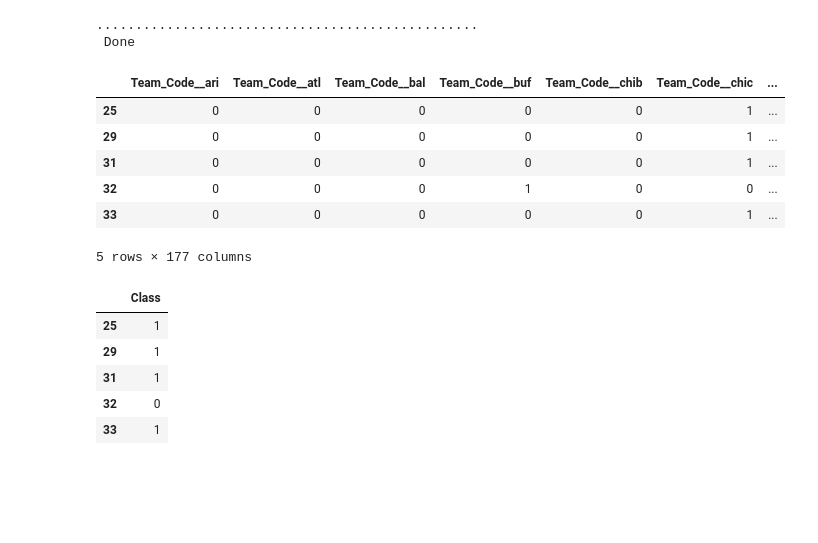
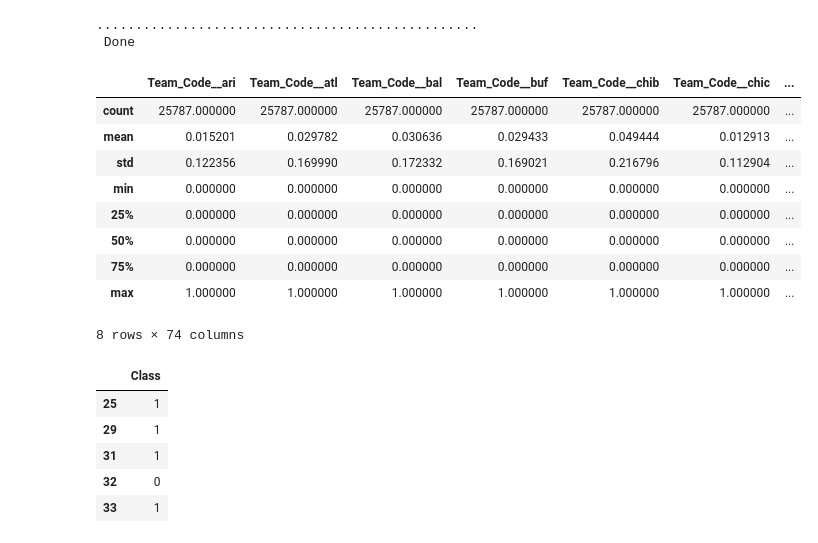
Before and after one commit to Eric-w-H/ORIE4741_Project, a Jupyter notebook: models/last-n-games-scores-only.ipynb, the cells around one changed output. Drawn from its saved outputs; the diff is of its cells as text; code cells hidden in the pictures; blank space fills up the shorter version.

```diff
--- a/models/last-n-games-scores-only.ipynb
+++ b/models/last-n-games-scores-only.ipynb
@@ -46,16 +46,14 @@ memory usage: 4.0+ MB
 # %%
 x_cols = [
     'Team Code',
-    'Opponent Code',
+    'Opponent Code'
+]
+lookup_x_cols = [
     'Team Score',
     'Opponent Score'
 ]
 y_cols = [
     'Class'
-]
-lookup_x_cols = [
-    'Team Score',
-    'Opponent Score'
 ]
 
 played_matches = cleaned_matches.dropna(
@@ -90,18 +88,21 @@ last_n_matches, new_columns = form_last_n_games(
  Done
 # %%
 X = pd.concat([pd.get_dummies(last_n_matches[xcol], prefix='_'.join(
-    xcol.split())+'_') for xcol in x_cols] + [last_n_matches[new_columns]], axis=1)
+    xcol.split())+'_') for xcol in x_cols] + [last_n_matches[lookup_x_cols + new_columns]], axis=1)
 y = last_n_matches[y_cols]
 # %%
-X.head()
+X.describe()
 # %% [output]
 |  | Team_Code__ari | Team_Code__atl | Team_Code__bal | Team_Code__buf | Team_Code__chib | Team_Code__chic | ... |
-| 25 | 0 | 0 | 0 | 0 | 0 | 1 | ... |
-| 29 | 0 | 0 | 0 | 0 | 0 | 1 | ... |
-| 31 | 0 | 0 | 0 | 0 | 0 | 1 | ... |
-| 32 | 0 | 0 | 0 | 1 | 0 | 0 | ... |
-| 33 | 0 | 0 | 0 | 0 | 0 | 1 | ... |
+| count | 25787.000000 | 25787.000000 | 25787.000000 | 25787.000000 | 25787.000000 | 25787.000000 | ... |
+| mean | 0.015201 | 0.029782 | 0.030636 | 0.029433 | 0.049444 | 0.012913 | ... |
+| std | 0.122356 | 0.169990 | 0.172332 | 0.169021 | 0.216796 | 0.112904 | ... |
+| min | 0.000000 | 0.000000 | 0.000000 | 0.000000 | 0.000000 | 0.000000 | ... |
+| 25% | 0.000000 | 0.000000 | 0.000000 | 0.000000 | 0.000000 | 0.000000 | ... |
+| 50% | 0.000000 | 0.000000 | 0.000000 | 0.000000 | 0.000000 | 0.000000 | ... |
+| 75% | 0.000000 | 0.000000 | 0.000000 | 0.000000 | 0.000000 | 0.000000 | ... |
+| max | 1.000000 | 1.000000 | 1.000000 | 1.000000 | 1.000000 | 1.000000 | ... |
-5 rows × 177 columns
+8 rows × 74 columns
 # %%
 y.head()
 # %% [output]
```
Also changed, not shown: parts of 14 cells of this notebook.
